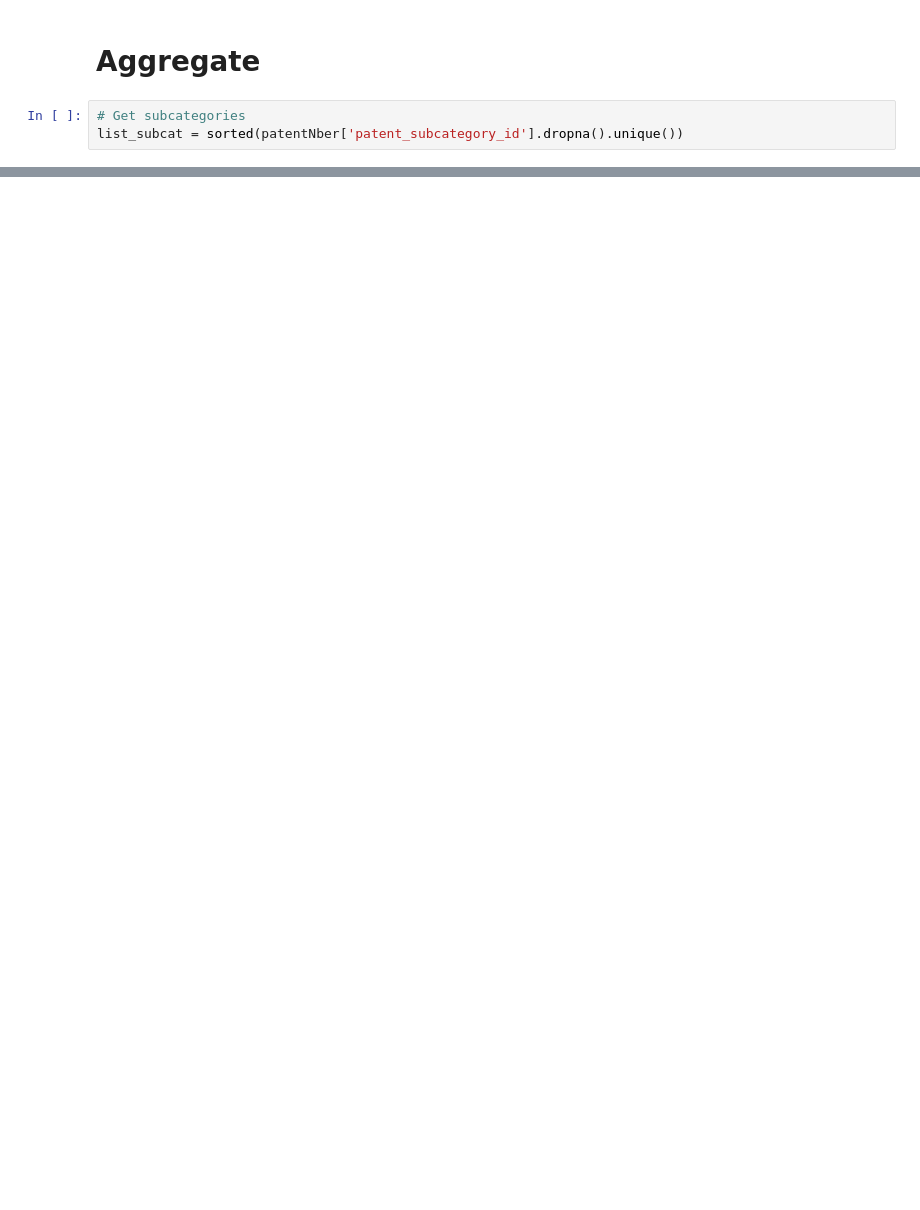
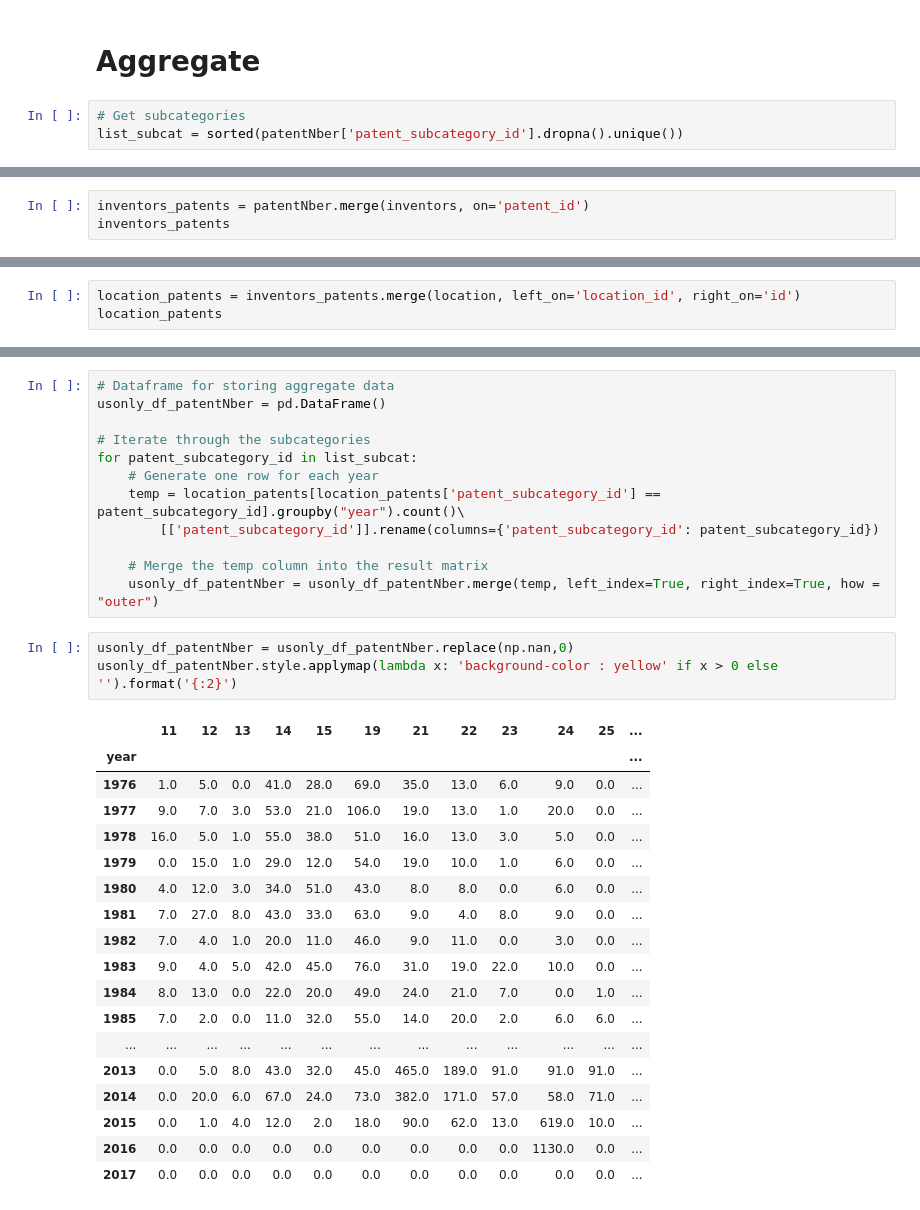
Before and after one commit to yniu87/PatentNetwork, a Jupyter notebook: patentdata.ipynb, the cells around one changed output, grey strips where cells are left out. Cells and saved outputs as stored; diff of their text form; blank space fills up the shorter version.

```diff
--- a/patentdata.ipynb
+++ b/patentdata.ipynb
@@ -128,0 +166,3 @@ df_patentNber.style.applymap(lambda x: 'background-color : yellow' if x > 0 else
+# %%
+inventors_patents = patentNber.merge(inventors, on='patent_id')
+inventors_patents
@@ -128,0 +183,3 @@ df_patentNber.style.applymap(lambda x: 'background-color : yellow' if x > 0 else
+# %%
+location_patents = inventors_patents.merge(location, left_on='location_id', right_on='id')
+location_patents
@@ -128,0 +200,34 @@ df_patentNber.style.applymap(lambda x: 'background-color : yellow' if x > 0 else
+# %%
+# Dataframe for storing aggregate data
+usonly_df_patentNber = pd.DataFrame()
+
+# Iterate through the subcategories
+for patent_subcategory_id in list_subcat:
+    # Generate one row for each year
+    temp = location_patents[location_patents['patent_subcategory_id'] == patent_subcategory_id].groupby("year").count()\
+        [['patent_subcategory_id']].rename(columns={'patent_subcategory_id': patent_subcategory_id})
+
+    # Merge the temp column into the result matrix
+    usonly_df_patentNber = usonly_df_patentNber.merge(temp, left_index=True, right_index=True, how = "outer")
+# %%
+usonly_df_patentNber = usonly_df_patentNber.replace(np.nan,0)
+usonly_df_patentNber.style.applymap(lambda x: 'background-color : yellow' if x > 0 else '').format('{:2}')
+# %% [output]
+|  | 11 | 12 | 13 | 14 | 15 | 19 | 21 | 22 | 23 | 24 | 25 | ... |
+| year |  |  |  |  |  |  |  |  |  |  |  | ... |
+| 1976 | 1.0 | 5.0 | 0.0 | 41.0 | 28.0 | 69.0 | 35.0 | 13.0 | 6.0 | 9.0 | 0.0 | ... |
+| 1977 | 9.0 | 7.0 | 3.0 | 53.0 | 21.0 | 106.0 | 19.0 | 13.0 | 1.0 | 20.0 | 0.0 | ... |
+| 1978 | 16.0 | 5.0 | 1.0 | 55.0 | 38.0 | 51.0 | 16.0 | 13.0 | 3.0 | 5.0 | 0.0 | ... |
+| 1979 | 0.0 | 15.0 | 1.0 | 29.0 | 12.0 | 54.0 | 19.0 | 10.0 | 1.0 | 6.0 | 0.0 | ... |
+| 1980 | 4.0 | 12.0 | 3.0 | 34.0 | 51.0 | 43.0 | 8.0 | 8.0 | 0.0 | 6.0 | 0.0 | ... |
+| 1981 | 7.0 | 27.0 | 8.0 | 43.0 | 33.0 | 63.0 | 9.0 | 4.0 | 8.0 | 9.0 | 0.0 | ... |
+| 1982 | 7.0 | 4.0 | 1.0 | 20.0 | 11.0 | 46.0 | 9.0 | 11.0 | 0.0 | 3.0 | 0.0 | ... |
+| 1983 | 9.0 | 4.0 | 5.0 | 42.0 | 45.0 | 76.0 | 31.0 | 19.0 | 22.0 | 10.0 | 0.0 | ... |
+| 1984 | 8.0 | 13.0 | 0.0 | 22.0 | 20.0 | 49.0 | 24.0 | 21.0 | 7.0 | 0.0 | 1.0 | ... |
+| 1985 | 7.0 | 2.0 | 0.0 | 11.0 | 32.0 | 55.0 | 14.0 | 20.0 | 2.0 | 6.0 | 6.0 | ... |
+| ... | ... | ... | ... | ... | ... | ... | ... | ... | ... | ... | ... | ... |
+| 2013 | 0.0 | 5.0 | 8.0 | 43.0 | 32.0 | 45.0 | 465.0 | 189.0 | 91.0 | 91.0 | 91.0 | ... |
+| 2014 | 0.0 | 20.0 | 6.0 | 67.0 | 24.0 | 73.0 | 382.0 | 171.0 | 57.0 | 58.0 | 71.0 | ... |
+| 2015 | 0.0 | 1.0 | 4.0 | 12.0 | 2.0 | 18.0 | 90.0 | 62.0 | 13.0 | 619.0 | 10.0 | ... |
+| 2016 | 0.0 | 0.0 | 0.0 | 0.0 | 0.0 | 0.0 | 0.0 | 0.0 | 0.0 | 1130.0 | 0.0 | ... |
+| 2017 | 0.0 | 0.0 | 0.0 | 0.0 | 0.0 | 0.0 | 0.0 | 0.0 | 0.0 | 0.0 | 0.0 | ... |
```
Also changed, not shown: parts of 11 cells of this notebook.
